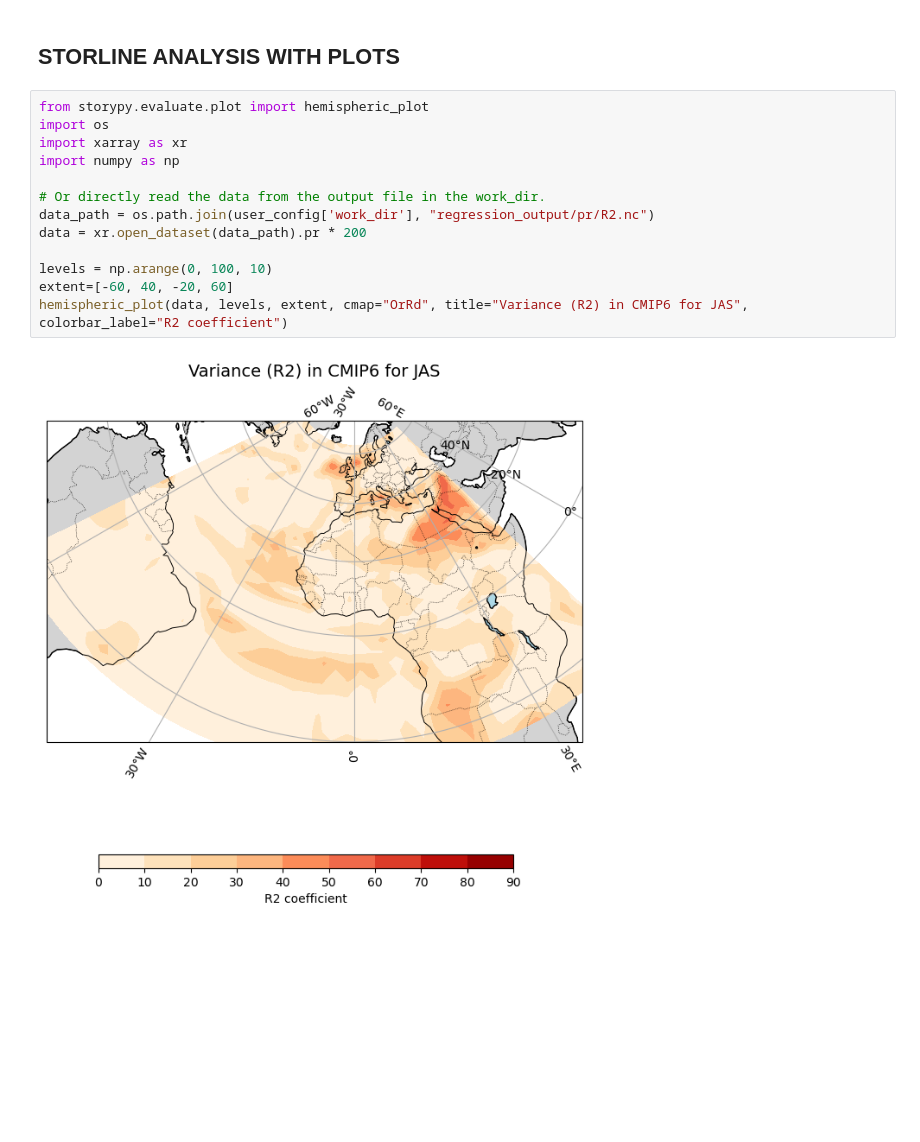
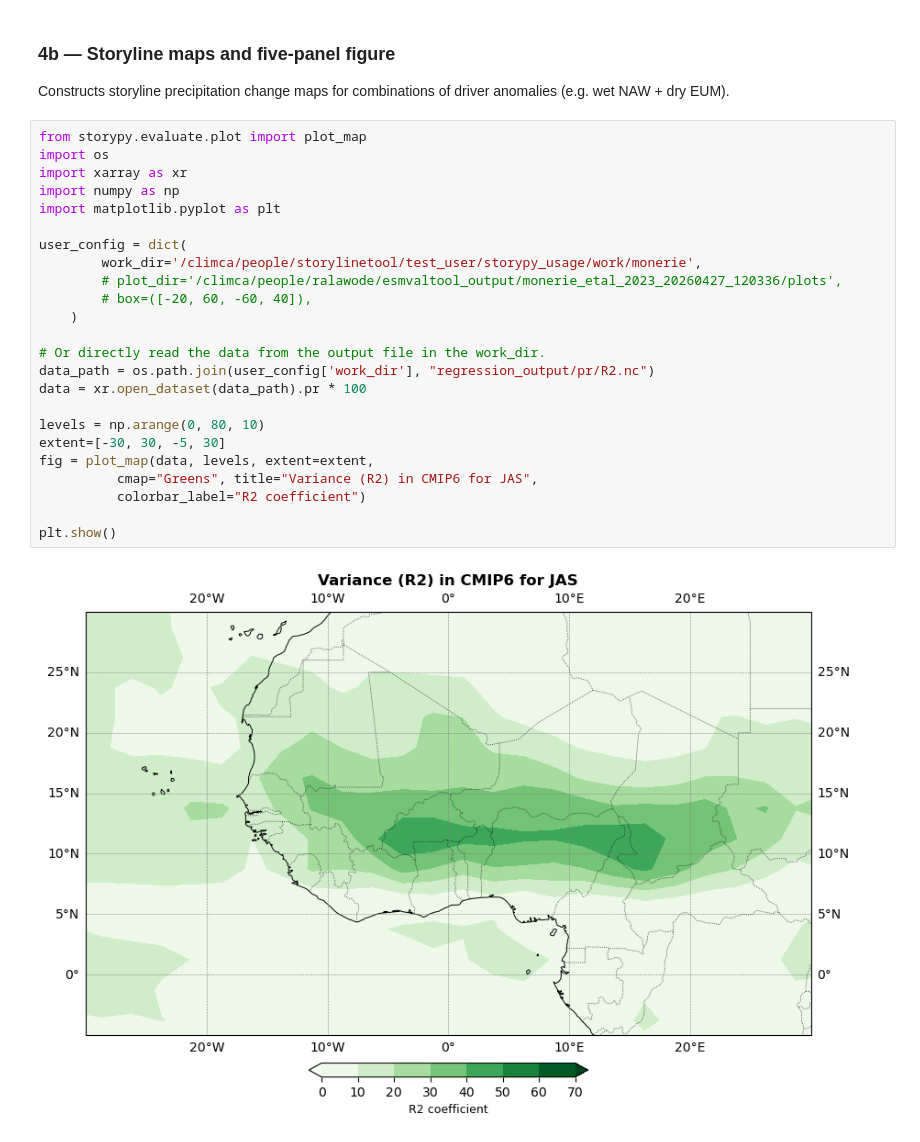
Before and after one commit to LIM-Climate-Causality/storypy, a Jupyter notebook: notebooks/sp_monerie_2023.ipynb, the cells around one changed output. Cells and saved outputs as stored; diff of their text form; blank space fills up the shorter version.

Commit message:
Cleaned out extra files and unused data

```diff
--- a/notebooks/sp_monerie_2023.ipynb
+++ b/notebooks/sp_monerie_2023.ipynb
@@ -113,19 +386,33 @@ plt.show()
 # %% [markdown]
-## STORLINE ANALYSIS WITH PLOTS
+### 4b — Storyline maps and five-panel figure
+
+Constructs storyline precipitation change maps for combinations of
+driver anomalies (e.g. wet NAW + dry EUM).
 # %%
-from storypy.evaluate.plot import hemispheric_plot
+from storypy.evaluate.plot import plot_map
 import os
 import xarray as xr
 import numpy as np
+import matplotlib.pyplot as plt
+
+user_config = dict(
+        work_dir='/climca/people/storylinetool/test_user/storypy_usage/work/monerie',
+        # plot_dir='/climca/people/ralawode/esmvaltool_output/monerie_etal_2023_20260427_120336/plots',
+        # box=([-20, 60, -60, 40]),
+    )
 
 # Or directly read the data from the output file in the work_dir.
 data_path = os.path.join(user_config['work_dir'], "regression_output/pr/R2.nc")
-data = xr.open_dataset(data_path).pr * 200
+data = xr.open_dataset(data_path).pr * 100
 
-levels = np.arange(0, 100, 10)
-extent=[-60, 40, -20, 60]
-hemispheric_plot(data, levels, extent, cmap="OrRd", title="Variance (R2) in CMIP6 for JAS", colorbar_label="R2 coefficient")
+levels = np.arange(0, 80, 10)
+extent=[-30, 30, -5, 30]
+fig = plot_map(data, levels, extent=extent,
+          cmap="Greens", title="Variance (R2) in CMIP6 for JAS",
+          colorbar_label="R2 coefficient")
+
+plt.show()
 # %% [output]
-[figure, old version]
+[figure, new version]
 # %%
 # from storypy.data import read_pr_regression_coefficients
```
Also changed, not shown: parts of 29 cells of this notebook, 32 other files.
